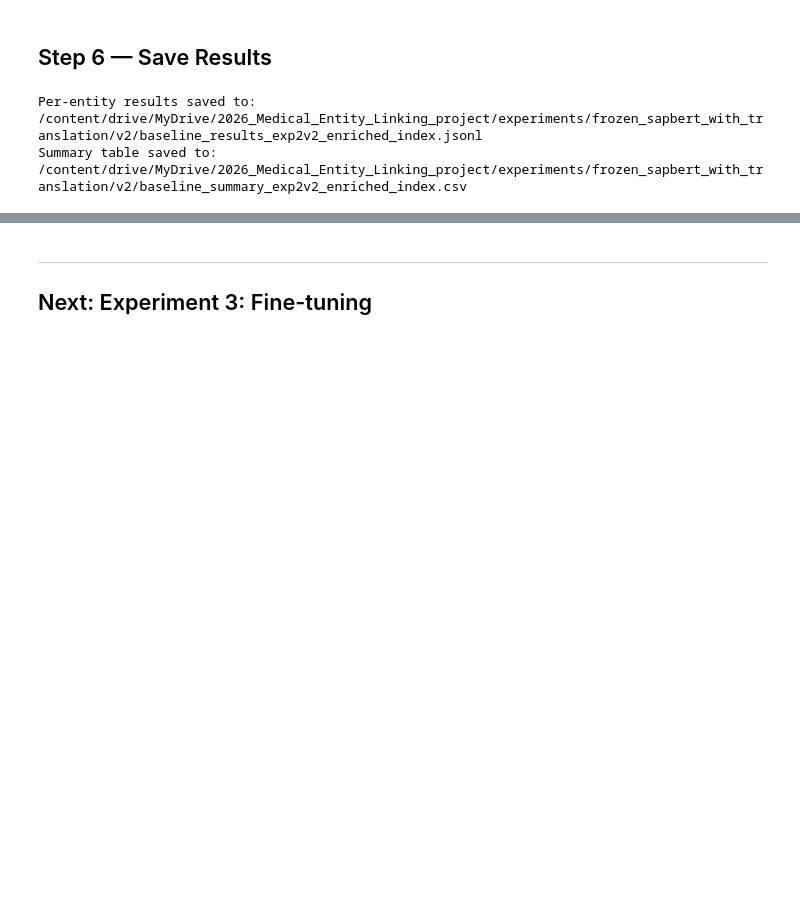
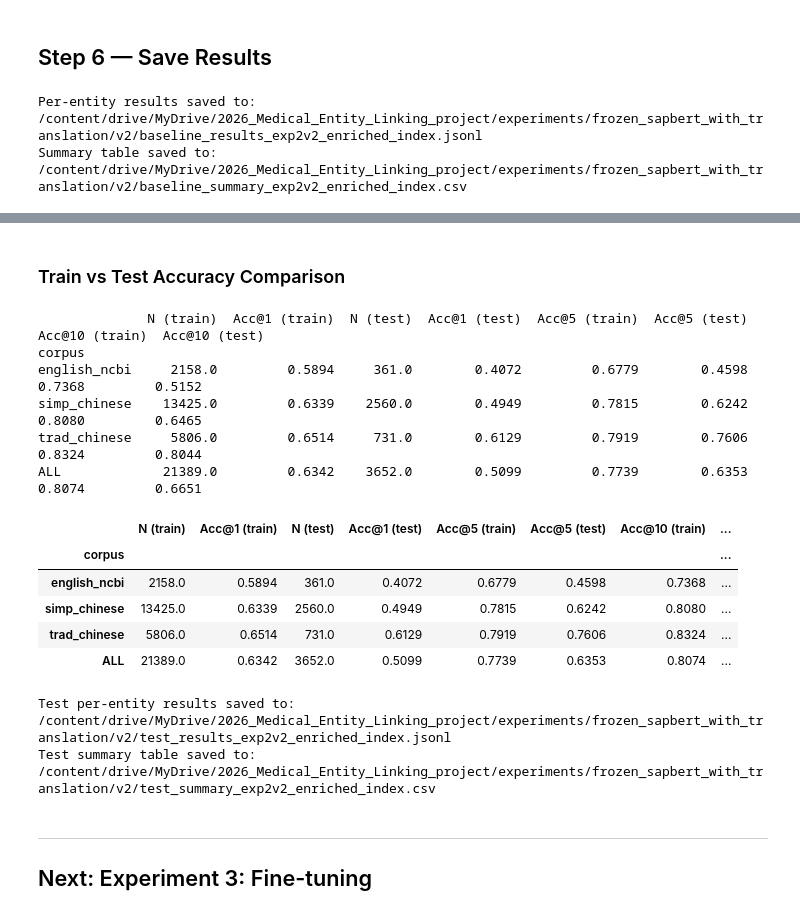
Before and after one commit to weichenzhao1997/COSI124a_Project_cross_language_entity_linking, a Jupyter notebook: experiments/frozen_sapbert_with_translation-v2/frozen_sapbert_baseline_with_translation-v2.ipynb, the cells around one changed output, grey strips where cells are left out. Cells and saved outputs as stored; diff of their text form; code cells hidden in the pictures; blank space fills up the shorter version.

Commit message:
update experiments

```diff
--- a/experiments/frozen_sapbert_with_translation-v2/frozen_sapbert_baseline_with_translation-v2.ipynb
+++ b/experiments/frozen_sapbert_with_translation-v2/frozen_sapbert_baseline_with_translation-v2.ipynb
@@ -411,0 +481,7 @@ Summary table saved to:      /content/drive/MyDrive/2026_Medical_Entity_Linking_
+# %%
+print(f"Encoding {len(test_evaluable):,} test mention surface forms with frozen SapBERT ...")
+
+test_surface_forms      = [ent["surface_form"] for ent in test_evaluable]
+test_mention_embeddings = encode_texts(test_surface_forms)
+
+print(f"Test mention embeddings shape: {test_mention_embeddings.shape}")
@@ -411,0 +491,5 @@ Summary table saved to:      /content/drive/MyDrive/2026_Medical_Entity_Linking_
+# %%
+print(f"Searching enriched FAISS index (fetch {K_FETCH} vectors, dedup to top-{K} unique URIs) "
+      f"for {len(test_evaluable):,} test mentions ...")
+_test_scores, _test_indices = index.search(test_mention_embeddings, K_FETCH)  # (N, K_FETCH)
+print("Search complete.")
@@ -411,0 +535,12 @@ Summary table saved to:      /content/drive/MyDrive/2026_Medical_Entity_Linking_
+# %%
+test_rows = {}
+for corpus in ["english_ncbi", "simp_chinese", "trad_chinese"]:
+    subset = [r for r in test_per_entity_results if r["source_corpus"] == corpus]
+    test_rows[corpus] = compute_acc(subset)
+test_rows["ALL"] = compute_acc(test_per_entity_results)
+
+test_summary_df = pd.DataFrame(test_rows).T[["N", "Acc@1", "Acc@5", "Acc@10"]]
+test_summary_df.index.name = "corpus"
+
+print("\n=== Experiment 2v2 TEST SET: Frozen SapBERT — Enriched Index, With Translation ===")
+print(test_summary_df.to_string())
@@ -412,3 +564,40 @@ Summary table saved to:      /content/drive/MyDrive/2026_Medical_Entity_Linking_
+# %% [markdown]
+### Train vs Test Accuracy Comparison
+# %%
+comparison = pd.concat(
+    [summary_df.add_suffix(" (train)"), test_summary_df.add_suffix(" (test)")],
+    axis=1,
+)[["N (train)", "Acc@1 (train)", "N (test)", "Acc@1 (test)",
+   "Acc@5 (train)", "Acc@5 (test)", "Acc@10 (train)", "Acc@10 (test)"]]
+comparison.index.name = "corpus"
+print(comparison.to_string())
+comparison
+# %% [output]
+              N (train)  Acc@1 (train)  N (test)  Acc@1 (test)  Acc@5 (train)  Acc@5 (test)  Acc@10 (train)  Acc@10 (test)
+corpus
+english_ncbi     2158.0         0.5894     361.0        0.4072         0.6779        0.4598          0.7368         0.5152
+simp_chinese    13425.0         0.6339    2560.0        0.4949         0.7815        0.6242          0.8080         0.6465
+trad_chinese     5806.0         0.6514     731.0        0.6129         0.7919        0.7606          0.8324         0.8044
+ALL             21389.0         0.6342    3652.0        0.5099         0.7739        0.6353          0.8074         0.6651
+|  | N (train) | Acc@1 (train) | N (test) | Acc@1 (test) | Acc@5 (train) | Acc@5 (test) | Acc@10 (train) | ... |
+| corpus |  |  |  |  |  |  |  | ... |
+| english_ncbi | 2158.0 | 0.5894 | 361.0 | 0.4072 | 0.6779 | 0.4598 | 0.7368 | ... |
+| simp_chinese | 13425.0 | 0.6339 | 2560.0 | 0.4949 | 0.7815 | 0.6242 | 0.8080 | ... |
+| trad_chinese | 5806.0 | 0.6514 | 731.0 | 0.6129 | 0.7919 | 0.7606 | 0.8324 | ... |
+| ALL | 21389.0 | 0.6342 | 3652.0 | 0.5099 | 0.7739 | 0.6353 | 0.8074 | ... |
+# %%
+# Per-entity JSONL
+with open(TEST_RESULTS_JSONL, "w", encoding="utf-8") as fh:
+    for row in test_per_entity_results:
+        fh.write(json.dumps(row, ensure_ascii=False) + "\n")
+print(f"Test per-entity results saved to: {TEST_RESULTS_JSONL}")
+
+# Summary CSV
+test_summary_df.to_csv(TEST_SUMMARY_CSV)
+print(f"Test summary table saved to:      {TEST_SUMMARY_CSV}")
+# %% [output]
+Test per-entity results saved to: /content/drive/MyDrive/2026_Medical_Entity_Linking_project/experiments/frozen_sapbert_with_translation/v2/test_results_exp2v2_enriched_index.jsonl
+Test summary table saved to:      /content/drive/MyDrive/2026_Medical_Entity_Linking_project/experiments/frozen_sapbert_with_translation/v2/test_summary_exp2v2_enriched_index.csv
 # %% [markdown]
 ---
 ## Next: Experiment 3: Fine-tuning
```
Also changed, not shown: parts of 10 cells of this notebook, 2 other files.
